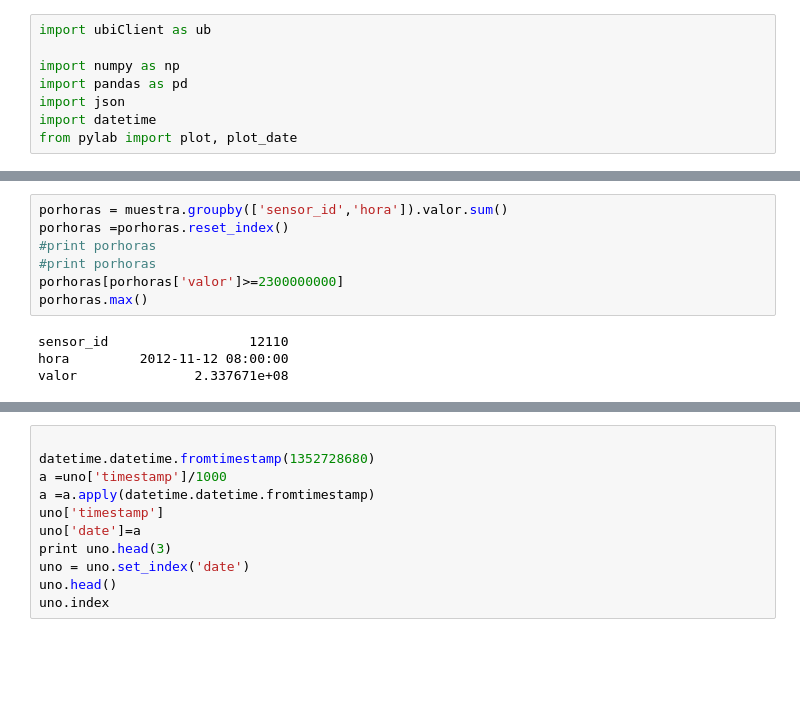
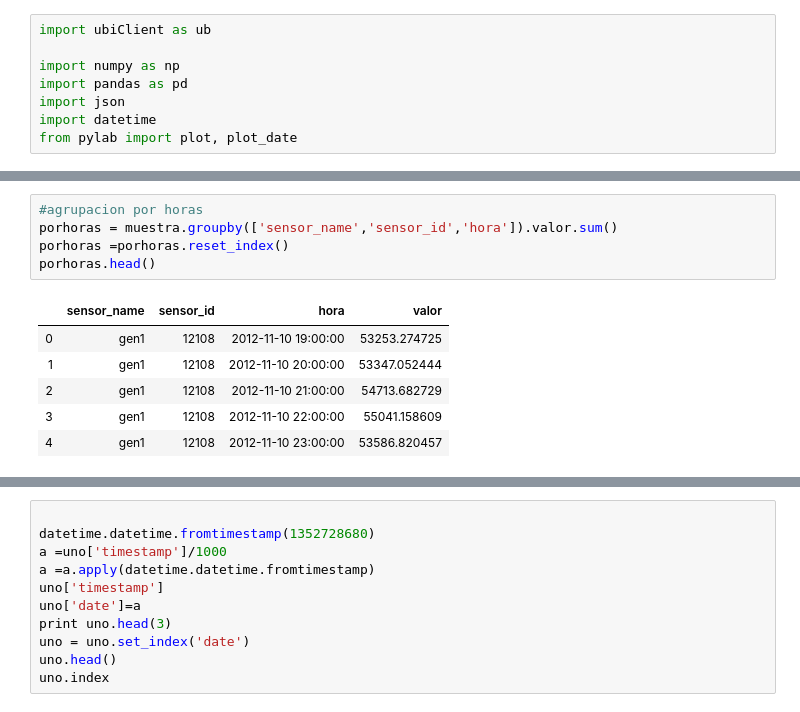
Before and after one commit to javpaw/ubitest, a Jupyter notebook: experiments/Untitled0.ipynb, the cells around one changed output, grey strips where cells are left out. Cells and saved outputs as stored; diff of their text form; blank space fills up the shorter version.

```diff
--- a/experiments/Untitled0.ipynb
+++ b/experiments/Untitled0.ipynb
@@ -103,11 +90,12 @@ hora           23
 # %%
-porhoras = muestra.groupby(['sensor_id','hora']).valor.sum()
+#agrupacion por horas
+porhoras = muestra.groupby(['sensor_name','sensor_id','hora']).valor.sum()
 porhoras =porhoras.reset_index()
-#print porhoras
-#print porhoras
-porhoras[porhoras['valor']>=2300000000]
-porhoras.max()
+porhoras.head()
 # %% [output]
-sensor_id                  12110
-hora         2012-11-12 08:00:00
-valor               2.337671e+08
+|  | sensor_name | sensor_id | hora | valor |
+| 0 | gen1 | 12108 | 2012-11-10 19:00:00 | 53253.274725 |
+| 1 | gen1 | 12108 | 2012-11-10 20:00:00 | 53347.052444 |
+| 2 | gen1 | 12108 | 2012-11-10 21:00:00 | 54713.682729 |
+| 3 | gen1 | 12108 | 2012-11-10 22:00:00 | 55041.158609 |
+| 4 | gen1 | 12108 | 2012-11-10 23:00:00 | 53586.820457 |
```
Also changed, not shown: parts of 7 cells of this notebook, 9 other files.
